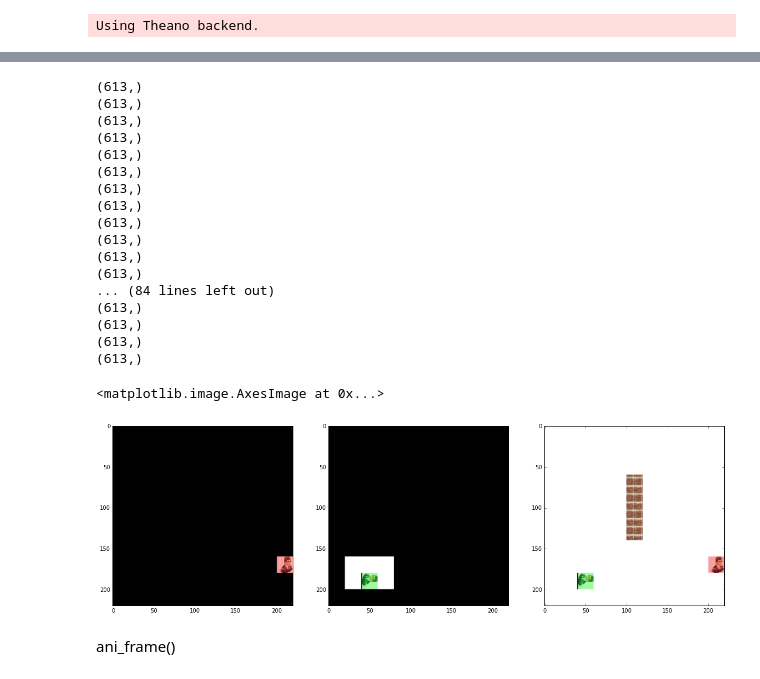
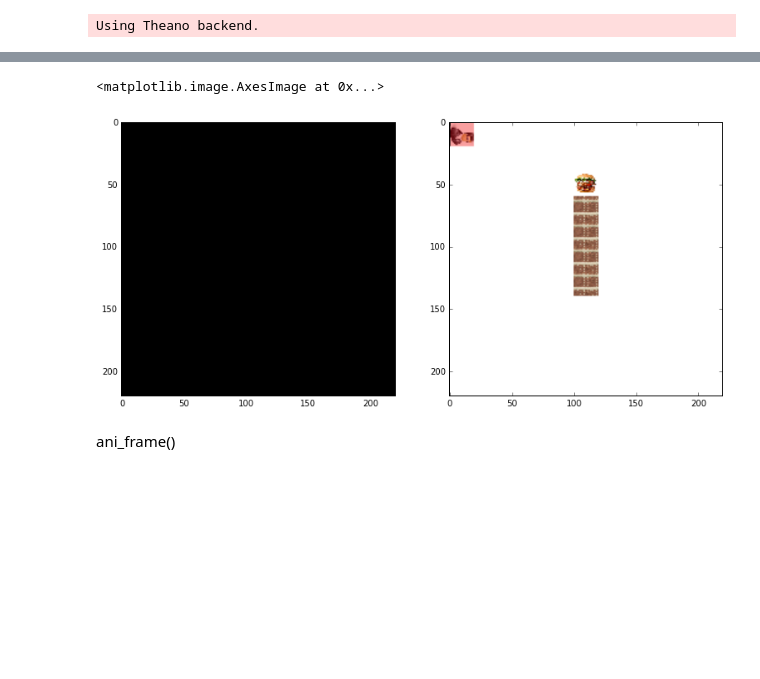
Before and after one commit to aqeel13932/APES_PT, a Jupyter notebook: Env_Duel.ipynb, the cells around one changed output, grey strips where cells are left out. Drawn from its saved outputs; the diff is of its cells as text; code cells hidden in the pictures; blank space fills up the shorter version.

```diff
--- a/Env_Duel.ipynb
+++ b/Env_Duel.ipynb
@@ -79,34 +79,17 @@ tt = []
 for i in range (100):
     Start = time()
     game.Step()
-    gagnt.RandomAction(MRA=3)
-    ragnt.DetectAndAstar()
+    #print i,gagnt.RandomAction()
+    #ragnt.DetectAndAstar()
+    ragnt.RandomAction()
     #bagnt.DetectAndAstar()
     tt.append(time()-Start)
     #t = np.concatenate([game.AgentViewPoint(ragnt.ID),game.AgentViewPoint(gagnt.ID)],axis=1)
     #rimages.append(t)
     rimages.append(game.BuildImage())
-    print ragnt.Flateoutput().shape
+    #print ragnt.Flateoutput().shape
     #print ragnt.NextAction,ragnt.CurrentReward, game.StepCounter, game.Terminated
     #print 'step:',game.StepCounter
     #print gagnt.NextAction,gagnt.CurrentReward
 #Save Video
 #Settings.ani_frame(rimages=rimages,fps=5)
-# %% [output]
-(613,)
-(613,)
-(613,)
-(613,)
-(613,)
-(613,)
-(613,)
-(613,)
-(613,)
-(613,)
-(613,)
-(613,)
-... (84 lines left out)
-(613,)
-(613,)
-(613,)
-(613,)
@@ -113,14 +98,15 @@ for i in range (100):
 # %%
+#game.Step()
 plt.figure(figsize=(20,20))
 plt.subplot(1,3,1)
 plt.imshow(game.AgentViewPoint(1001))
 plt.subplot(1,3,2)
-plt.imshow(game.AgentViewPoint(1002))
-plt.subplot(1,3,3)
+#plt.imshow(game.AgentViewPoint(1002))
+#plt.subplot(1,3,3)
 plt.imshow(game.BuildImage())
 # %% [output]
 <matplotlib.image.AxesImage at 0x...>
-[figure, old version]
+[figure, new version]
 # %% [markdown]
 ani_frame()
 # %%
```
Also changed, not shown: parts of 4 cells of this notebook.
